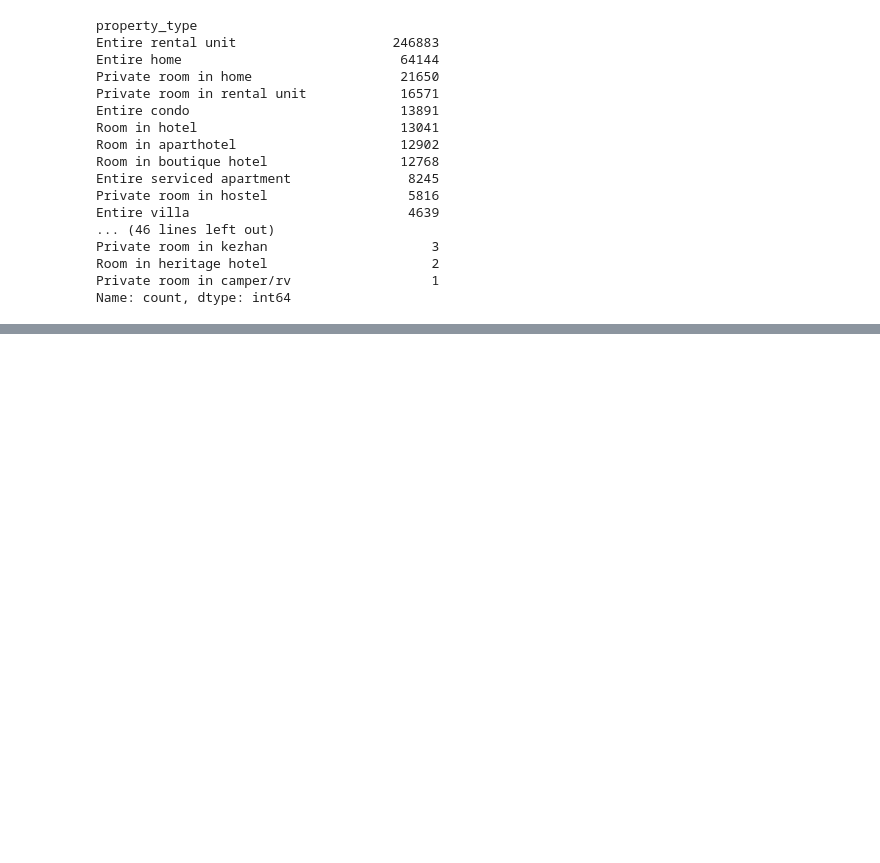
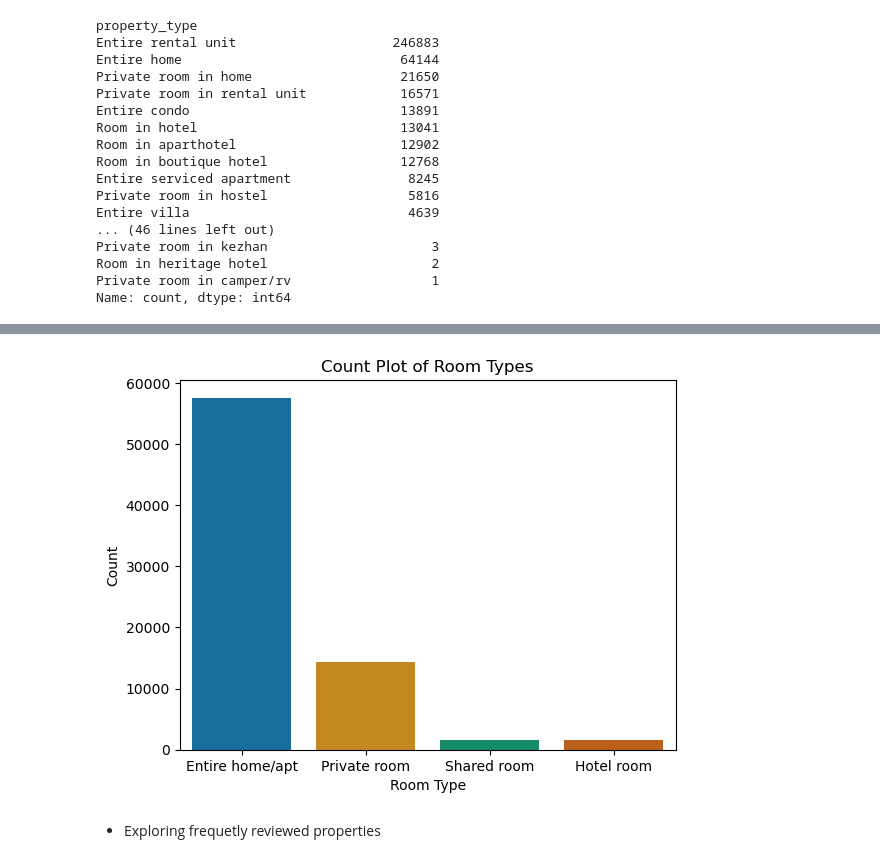
Before and after one commit to hthota1/Airbnb-Recommendation-System-Japan, a Jupyter notebook: airbnb_analysis.ipynb, the cells around one changed output, grey strips where cells are left out. Drawn from its saved outputs; the diff is of its cells as text; code cells hidden in the pictures; blank space fills up the shorter version.

```diff
--- a/airbnb_analysis.ipynb
+++ b/airbnb_analysis.ipynb
@@ -382,0 +337,12 @@ Name: count, dtype: int64
+# %%
+sns.countplot(x='room_type', data=df, palette='colorblind')
+
+plt.title('Count Plot of Room Types')
+plt.xlabel('Room Type')
+plt.ylabel('Count')
+
+plt.show()
+# %% [output]
+[figure, added]
+# %% [markdown]
+* Exploring frequetly reviewed properties
```
Also changed, not shown: parts of 82 cells of this notebook.
